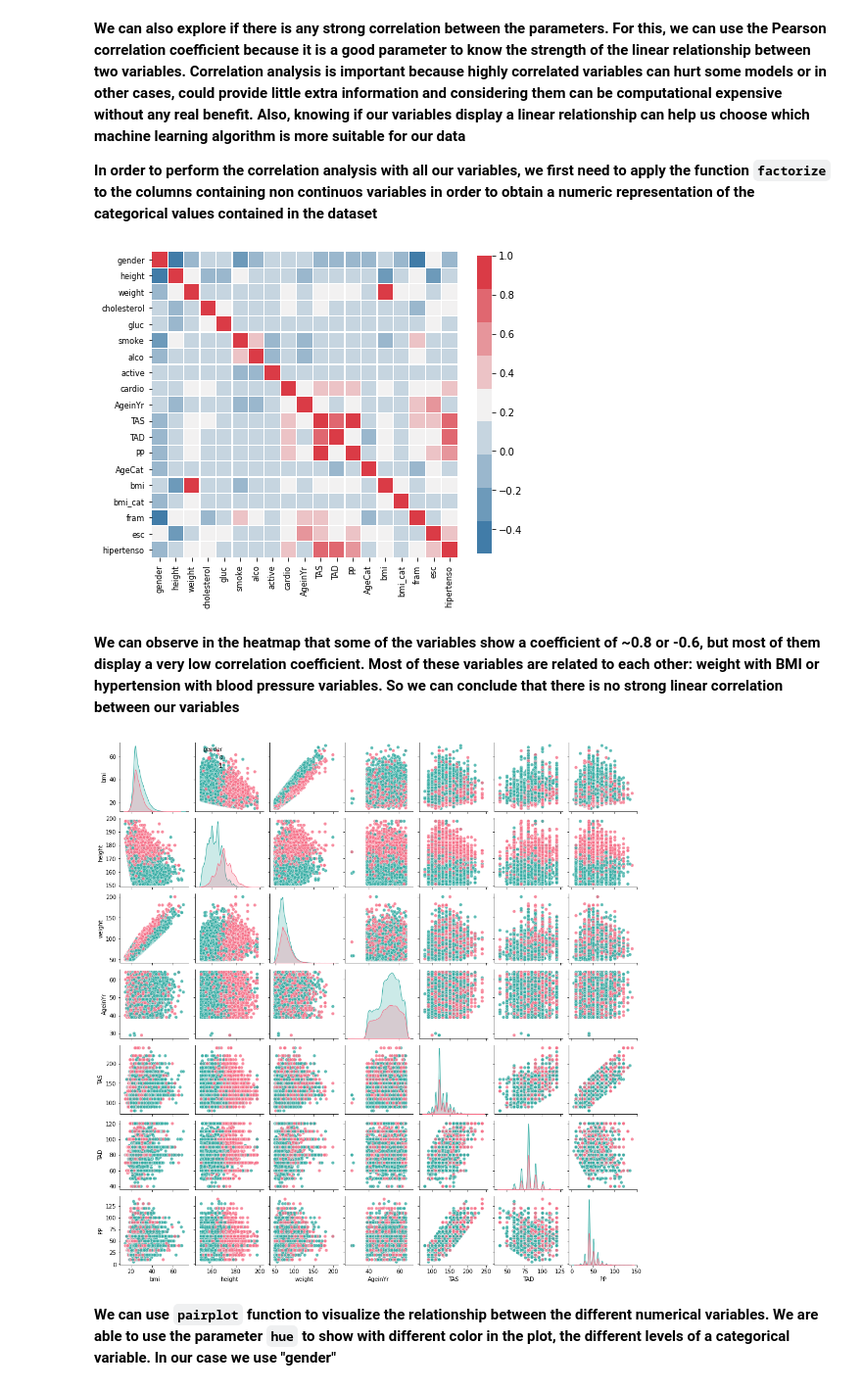
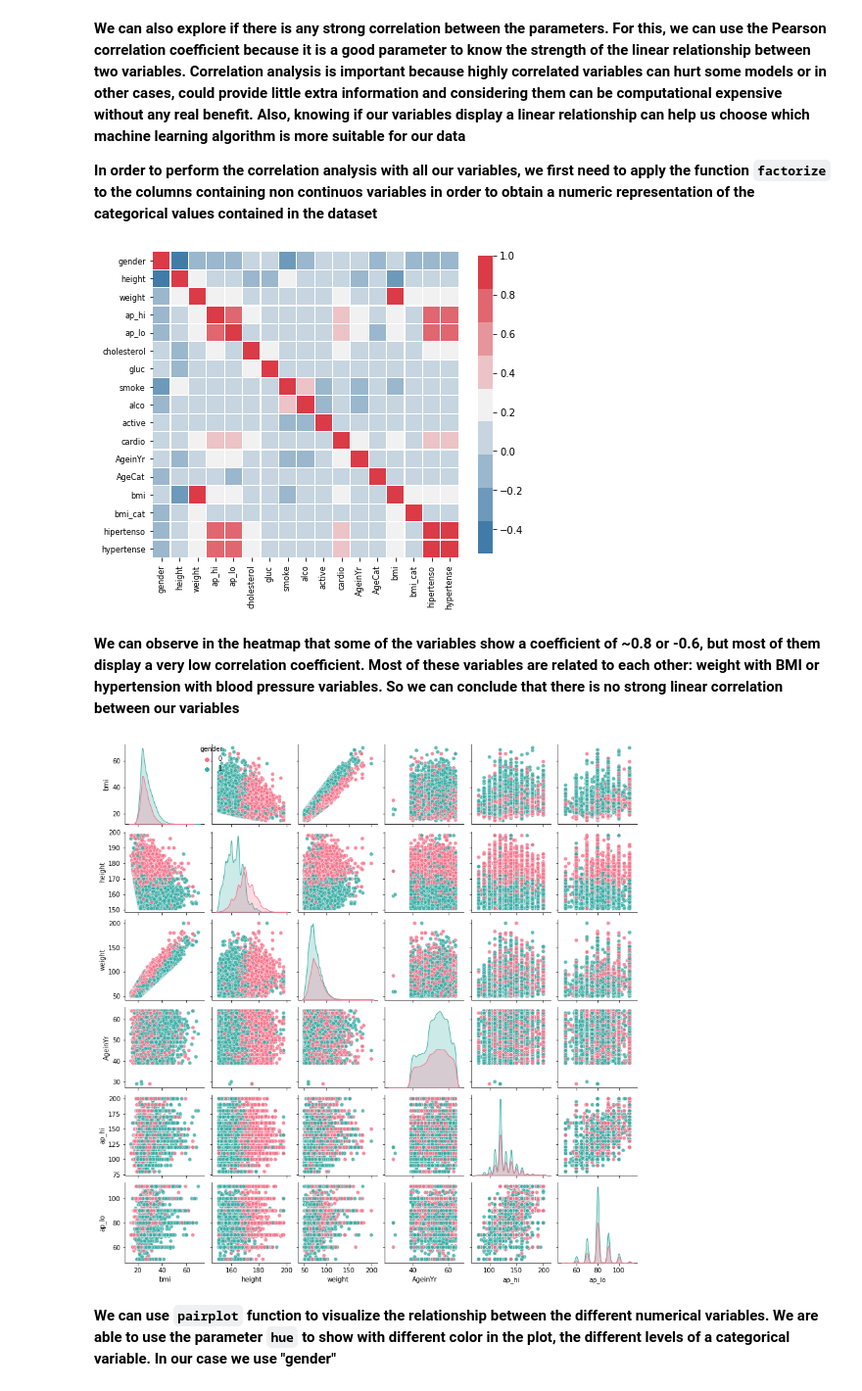
Before and after one commit to javisrv/Cardiovascular_event_prediction, a Jupyter notebook: scripts/Visualizations.ipynb, the cells around one changed output. Shown at 98% size. Saved outputs shown, nothing was run; the diff lists cells and outputs as text; code cells hidden in the pictures.

Commit message:
update visualizations

```diff
--- a/scripts/Visualizations.ipynb
+++ b/scripts/Visualizations.ipynb
@@ -13,5 +15,5 @@ import squarify
 # %%
-data = pd.read_csv('../data/data_clean.csv', index_col= None)
+data = pd.read_csv('../documents/data_clean.csv', index_col= None)
 # %%
 data.head(2)
 # %% [output]
@@ -114,10 +126,9 @@ plt.show()
 # %%
-mask_hta_alta = data["TAS"] >= 140
-mask_hta_baja = data["TAD"] >= 90
-data["hipertenso"] = np.where(mask_hta_alta | mask_hta_baja, 1 ,0)
-data['alco'] = data['alco'].replace({1: 'Yes',  0: 'No'})
+mask_hta_alta = data["ap_hi"] >= 140
+mask_hta_baja = data["ap_lo"] >= 90
+data["hypertense"] = np.where(mask_hta_alta | mask_hta_baja, 1 ,0)
 
-data_hyper_alco = data.groupby(['hipertenso', 'alco']).size().reset_index().pivot(columns='alco', index='hipertenso', values=0)
+data_hyper_alco = data.groupby(['hypertense', 'alco']).size().reset_index().pivot(columns='alco', index='hypertense', values=0)
 
 data_hyper_alco.plot(kind='bar', stacked=True, colormap='coolwarm')
 
@@ -206,19 +199,19 @@ sns.heatmap(corr, linewidths=.2, cmap = cmap, cbar_kws={"shrink": .8}, square=Tr
 plt.yticks(size= 8, rotation=0)
 plt.xticks(size = 8, rotation = 90);
 # %% [output]
-[figure, old version]
+[figure, new version]
 # %% [markdown]
 **We can observe in the heatmap that some of the variables show a coefficient of ~0.8 or -0.6, but most of them display a very low correlation coefficient. Most of these variables are related to each other: weight with BMI or hypertension with blood pressure variables. So we can conclude that there is no strong linear correlation between our variables**
 # %%
-g = sns.pairplot(data, x_vars = ['bmi', 'height', 'weight', 'AgeinYr', 'TAS', 'TAD', 'PP'],
-               y_vars = ['bmi', 'height', 'weight', 'AgeinYr', 'TAS', 'TAD', 'PP'],
+g = sns.pairplot(data, x_vars = ['bmi', 'height', 'weight', 'AgeinYr', 'ap_hi', 'ap_lo'],
+               y_vars = ['bmi', 'height', 'weight', 'AgeinYr', 'ap_hi', 'ap_lo'],
                hue = 'gender',
                kind= 'scatter',
                palette = 'husl',
                height = 2,
                plot_kws={"s": 35, "alpha": 0.8})
 g.fig.get_children()[-1].set_bbox_to_anchor((0.05, 0.9, 0.18, 0.1));
 # %% [output]
-[figure, old version]
+[figure, new version]
 # %% [markdown]
 **We can use `pairplot` function to visualize the relationship between the different numerical variables. We are able to use the parameter `hue` to show with different color in the plot, the different levels of a categorical variable. In our case we use "gender"**
```
Also changed, not shown: parts of 14 cells of this notebook, 2 other files.
